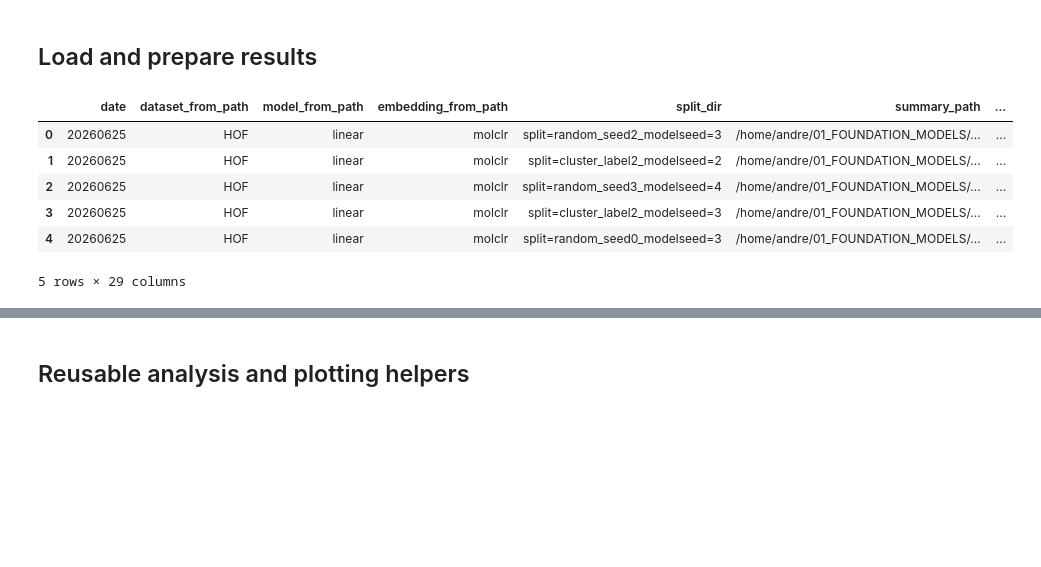
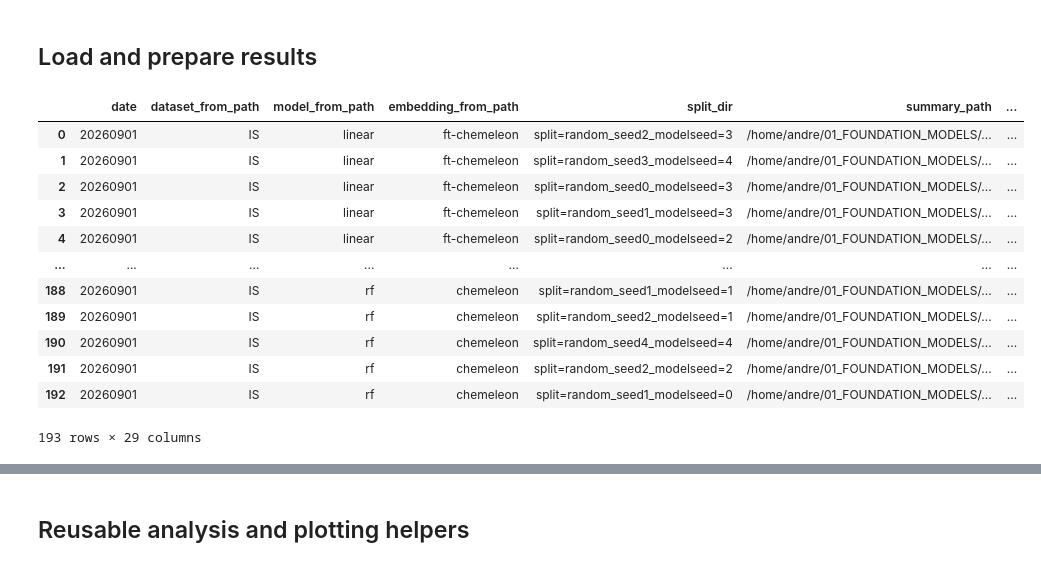
Before and after one commit to CABackman/fm-4-em, a Jupyter notebook: 06_NOTEBOOKS/04_results_processing.ipynb, the cells around one changed output, grey strips where cells are left out. Saved outputs shown, nothing was run; the diff lists cells and outputs as text; code cells hidden in the pictures; blank space fills up the shorter version.

```diff
--- a/06_NOTEBOOKS/04_results_processing.ipynb
+++ b/06_NOTEBOOKS/04_results_processing.ipynb
@@ -26,12 +26,13 @@ if str(MODULES_DIR) not in sys.path:
 from load_results import load_results, save_cache
 from xgb_prediction_plots import plot_parity_grid, plot_residual_grid
 # %%
-DATE = "20260625"
+DATE = "20260901"
 OUTPUTS_ROOT = REPO_ROOT / "07_OUTPUTS"
 RUN_DIR = OUTPUTS_ROOT / DATE
 FIGURES_DIR = RUN_DIR / "figures"
 FIGURES_DIR.mkdir(parents=True, exist_ok=True)
 
+"""
 EMBEDDING_LABELS = {
     "morgan_fps": "ECFP4",
     "hq_descriptor": "QU",
@@ -39,6 +40,12 @@ EMBEDDING_LABELS = {
     "molclr": "MolCLR",
     "maceoff_large": "MACE-OFF",
 }
+"""
+EMBEDDING_LABELS = {
+    "chemeleon": "CheMeleon",
+    "ft-chemeleon": "FT-CheMeleon",
+}
+
 MODEL_LABELS = {"linear": "LR", "rf": "RF", "xgboost": "XGB", "mlp": "MLP"}
 DATASET_LABELS = {"CD": r"$\rho_{cryst}$"}
 
@@ -56,12 +63,18 @@ ALPHA = 0.05
 # %%
 results_df = load_results(OUTPUTS_ROOT, date=DATE)
 save_cache(results_df, outputs_root=OUTPUTS_ROOT, date=DATE)
-results_df.head()
+results_df
 # %% [output]
 |  | date | dataset_from_path | model_from_path | embedding_from_path | split_dir | summary_path | ... |
-| 0 | 20260625 | HOF | linear | molclr | split=random_seed2_modelseed=3 | /home/andre/01_FOUNDATION_MODELS/... | ... |
-| 1 | 20260625 | HOF | linear | molclr | split=cluster_label2_modelseed=2 | /home/andre/01_FOUNDATION_MODELS/... | ... |
-| 2 | 20260625 | HOF | linear | molclr | split=random_seed3_modelseed=4 | /home/andre/01_FOUNDATION_MODELS/... | ... |
-| 3 | 20260625 | HOF | linear | molclr | split=cluster_label2_modelseed=3 | /home/andre/01_FOUNDATION_MODELS/... | ... |
-| 4 | 20260625 | HOF | linear | molclr | split=random_seed0_modelseed=3 | /home/andre/01_FOUNDATION_MODELS/... | ... |
+| 0 | 20260901 | IS | linear | ft-chemeleon | split=random_seed2_modelseed=3 | /home/andre/01_FOUNDATION_MODELS/... | ... |
+| 1 | 20260901 | IS | linear | ft-chemeleon | split=random_seed3_modelseed=4 | /home/andre/01_FOUNDATION_MODELS/... | ... |
+| 2 | 20260901 | IS | linear | ft-chemeleon | split=random_seed0_modelseed=3 | /home/andre/01_FOUNDATION_MODELS/... | ... |
+| 3 | 20260901 | IS | linear | ft-chemeleon | split=random_seed1_modelseed=3 | /home/andre/01_FOUNDATION_MODELS/... | ... |
+| 4 | 20260901 | IS | linear | ft-chemeleon | split=random_seed0_modelseed=2 | /home/andre/01_FOUNDATION_MODELS/... | ... |
+| ... | ... | ... | ... | ... | ... | ... | ... |
+| 188 | 20260901 | IS | rf | chemeleon | split=random_seed1_modelseed=1 | /home/andre/01_FOUNDATION_MODELS/... | ... |
+| 189 | 20260901 | IS | rf | chemeleon | split=random_seed2_modelseed=1 | /home/andre/01_FOUNDATION_MODELS/... | ... |
+| 190 | 20260901 | IS | rf | chemeleon | split=random_seed4_modelseed=4 | /home/andre/01_FOUNDATION_MODELS/... | ... |
+| 191 | 20260901 | IS | rf | chemeleon | split=random_seed2_modelseed=2 | /home/andre/01_FOUNDATION_MODELS/... | ... |
+| 192 | 20260901 | IS | rf | chemeleon | split=random_seed1_modelseed=0 | /home/andre/01_FOUNDATION_MODELS/... | ... |
-5 rows × 29 columns
+193 rows × 29 columns
```
Also changed, not shown: parts of 3 cells of this notebook.
